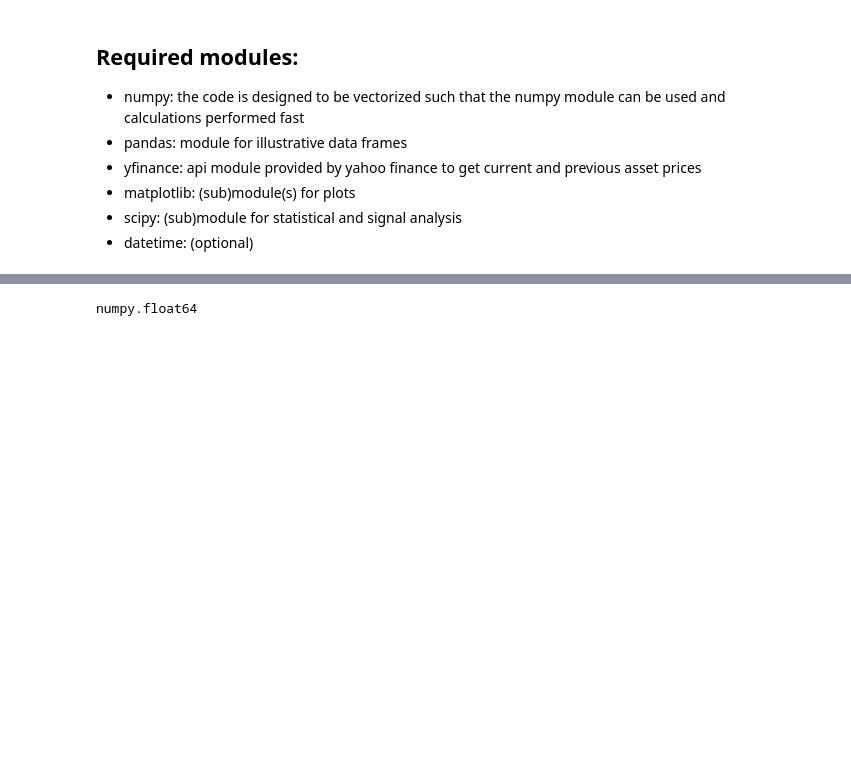
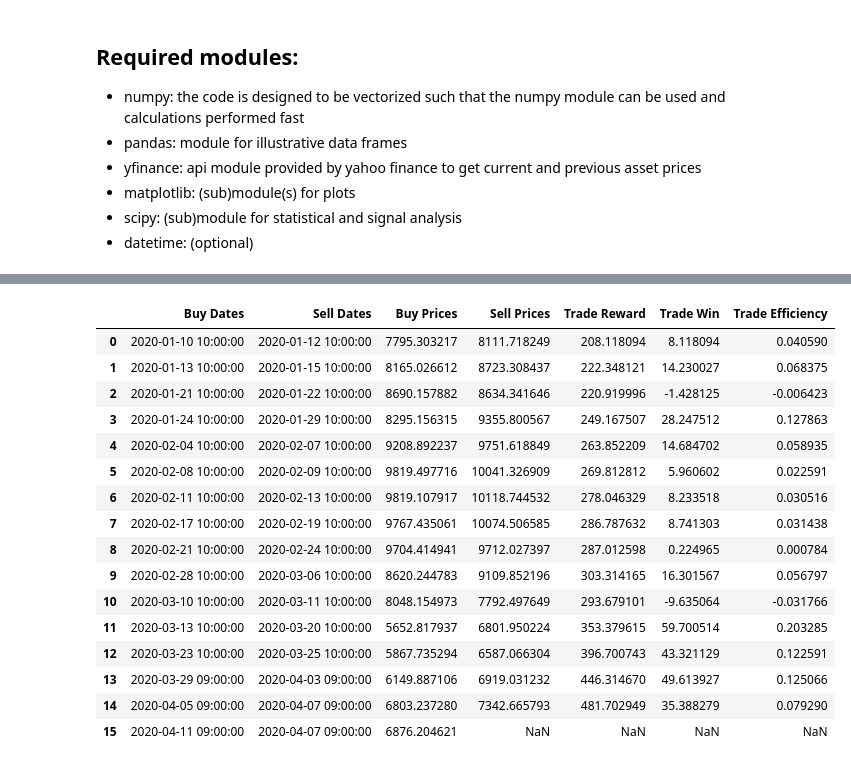
Before and after one commit to MarcoRosenzweig/FINANCE, a Jupyter notebook: PRICE_MODEL.ipynb, the cells around one changed output, grey strips where cells are left out. Cells and saved outputs as stored; diff of their text form; code cells hidden in the pictures; blank space fills up the shorter version.

```diff
--- a/PRICE_MODEL.ipynb
+++ b/PRICE_MODEL.ipynb
@@ -41,4 +65,20 @@ model._init_model()
 # %%
-model.grad['LTC-USD']
+model.ticker_df['BTC-USD']
 # %% [output]
-numpy.float64
+|  | Buy Dates | Sell Dates | Buy Prices | Sell Prices | Trade Reward | Trade Win | Trade Efficiency |
+| 0 | 2020-01-10 10:00:00 | 2020-01-12 10:00:00 | 7795.303217 | 8111.718249 | 208.118094 | 8.118094 | 0.040590 |
+| 1 | 2020-01-13 10:00:00 | 2020-01-15 10:00:00 | 8165.026612 | 8723.308437 | 222.348121 | 14.230027 | 0.068375 |
+| 2 | 2020-01-21 10:00:00 | 2020-01-22 10:00:00 | 8690.157882 | 8634.341646 | 220.919996 | -1.428125 | -0.006423 |
+| 3 | 2020-01-24 10:00:00 | 2020-01-29 10:00:00 | 8295.156315 | 9355.800567 | 249.167507 | 28.247512 | 0.127863 |
+| 4 | 2020-02-04 10:00:00 | 2020-02-07 10:00:00 | 9208.892237 | 9751.618849 | 263.852209 | 14.684702 | 0.058935 |
+| 5 | 2020-02-08 10:00:00 | 2020-02-09 10:00:00 | 9819.497716 | 10041.326909 | 269.812812 | 5.960602 | 0.022591 |
+| 6 | 2020-02-11 10:00:00 | 2020-02-13 10:00:00 | 9819.107917 | 10118.744532 | 278.046329 | 8.233518 | 0.030516 |
+| 7 | 2020-02-17 10:00:00 | 2020-02-19 10:00:00 | 9767.435061 | 10074.506585 | 286.787632 | 8.741303 | 0.031438 |
+| 8 | 2020-02-21 10:00:00 | 2020-02-24 10:00:00 | 9704.414941 | 9712.027397 | 287.012598 | 0.224965 | 0.000784 |
+| 9 | 2020-02-28 10:00:00 | 2020-03-06 10:00:00 | 8620.244783 | 9109.852196 | 303.314165 | 16.301567 | 0.056797 |
+| 10 | 2020-03-10 10:00:00 | 2020-03-11 10:00:00 | 8048.154973 | 7792.497649 | 293.679101 | -9.635064 | -0.031766 |
+| 11 | 2020-03-13 10:00:00 | 2020-03-20 10:00:00 | 5652.817937 | 6801.950224 | 353.379615 | 59.700514 | 0.203285 |
+| 12 | 2020-03-23 10:00:00 | 2020-03-25 10:00:00 | 5867.735294 | 6587.066304 | 396.700743 | 43.321129 | 0.122591 |
+| 13 | 2020-03-29 09:00:00 | 2020-04-03 09:00:00 | 6149.887106 | 6919.031232 | 446.314670 | 49.613927 | 0.125066 |
+| 14 | 2020-04-05 09:00:00 | 2020-04-07 09:00:00 | 6803.237280 | 7342.665793 | 481.702949 | 35.388279 | 0.079290 |
+| 15 | 2020-04-11 09:00:00 | 2020-04-07 09:00:00 | 6876.204621 | NaN | NaN | NaN | NaN |
```
Also changed, not shown: parts of 12 cells of this notebook, 2 other files.
